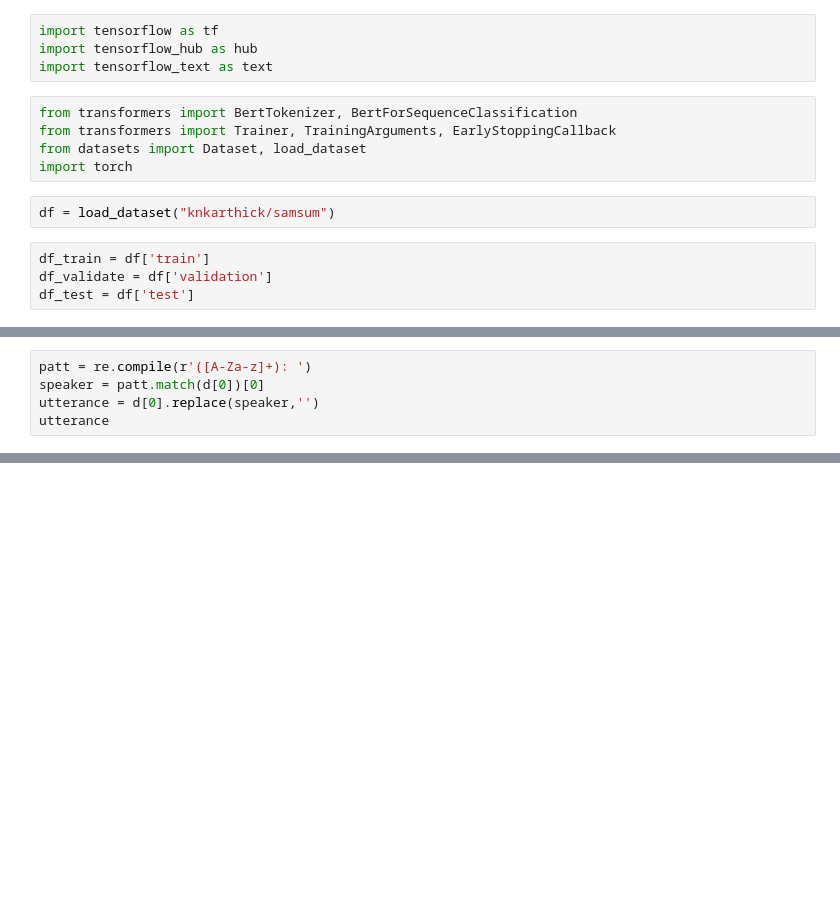
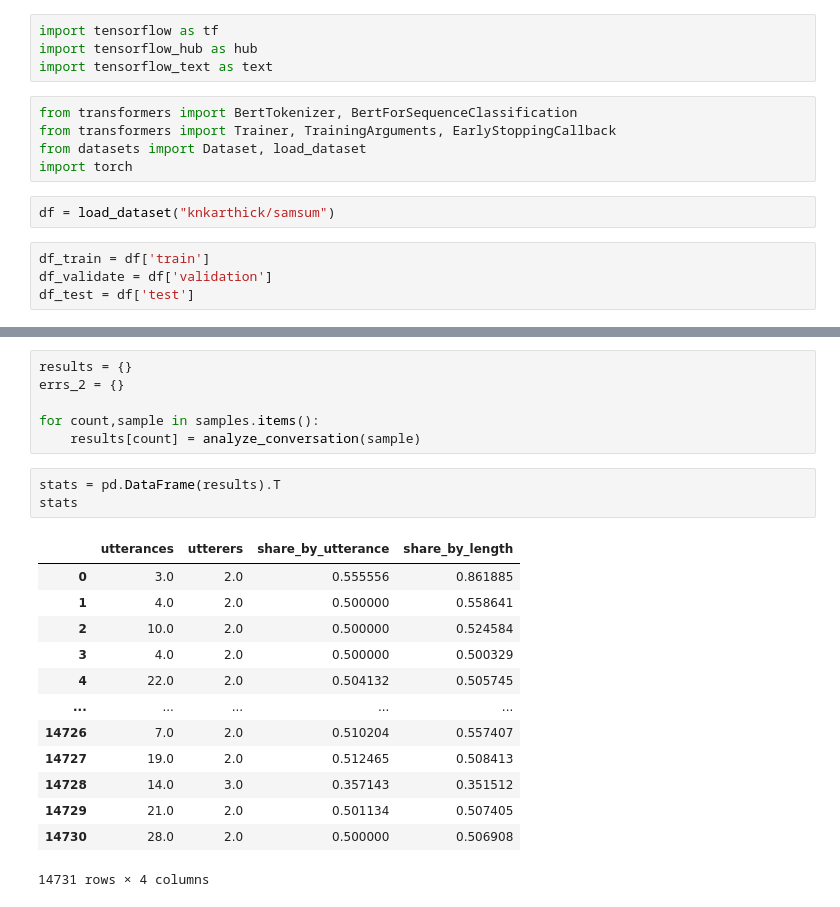
Before and after one commit to gpo2105/Capstone-3, a Jupyter notebook: draft.ipynb, the cells around one changed output, grey strips where cells are left out. Drawn from its saved outputs; the diff is of its cells as text; blank space fills up the shorter version.

```diff
--- a/draft.ipynb
+++ b/draft.ipynb
@@ -39,5 +43,0 @@ d
-# %%
-patt = re.compile(r'([A-Za-z]+): ')
-speaker = patt.match(d[0])[0]
-utterance = d[0].replace(speaker,'')
-utterance
@@ -64,0 +93,23 @@ def analyze_conversation(utterances):
+# %%
+results = {}
+errs_2 = {}
+
+for count,sample in samples.items():
+    results[count] = analyze_conversation(sample)
+# %%
+stats = pd.DataFrame(results).T
+stats
+# %% [output]
+|  | utterances | utterers | share_by_utterance | share_by_length |
+| 0 | 3.0 | 2.0 | 0.555556 | 0.861885 |
+| 1 | 4.0 | 2.0 | 0.500000 | 0.558641 |
+| 2 | 10.0 | 2.0 | 0.500000 | 0.524584 |
+| 3 | 4.0 | 2.0 | 0.500000 | 0.500329 |
+| 4 | 22.0 | 2.0 | 0.504132 | 0.505745 |
+| ... | ... | ... | ... | ... |
+| 14726 | 7.0 | 2.0 | 0.510204 | 0.557407 |
+| 14727 | 19.0 | 2.0 | 0.512465 | 0.508413 |
+| 14728 | 14.0 | 3.0 | 0.357143 | 0.351512 |
+| 14729 | 21.0 | 2.0 | 0.501134 | 0.507405 |
+| 14730 | 28.0 | 2.0 | 0.500000 | 0.506908 |
+14731 rows × 4 columns
```
Also changed, not shown: parts of 12 cells of this notebook.
